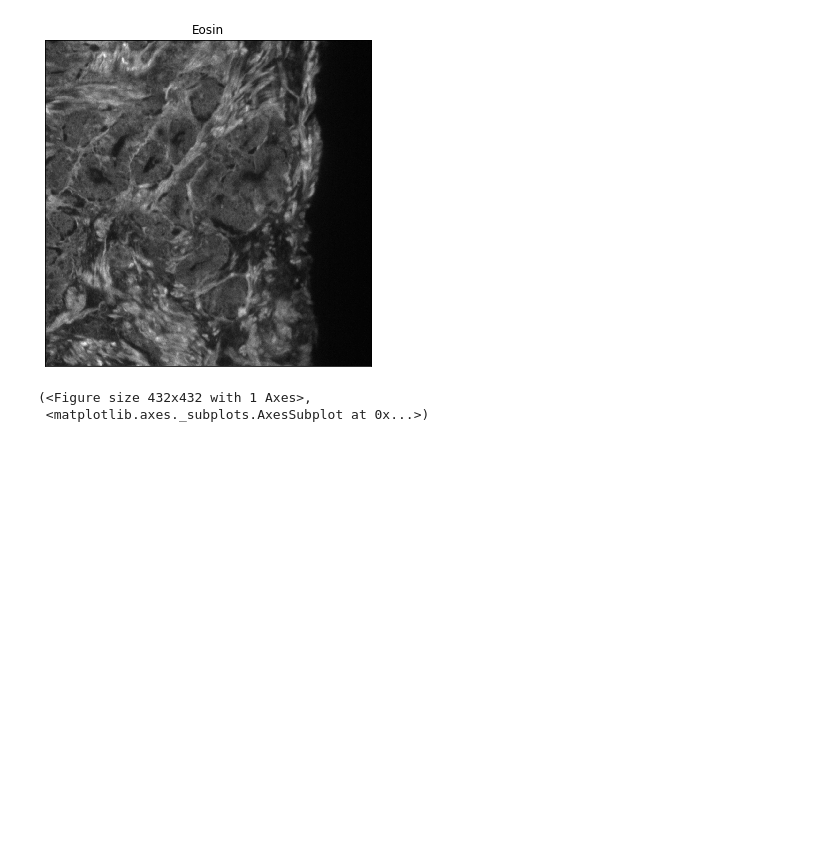
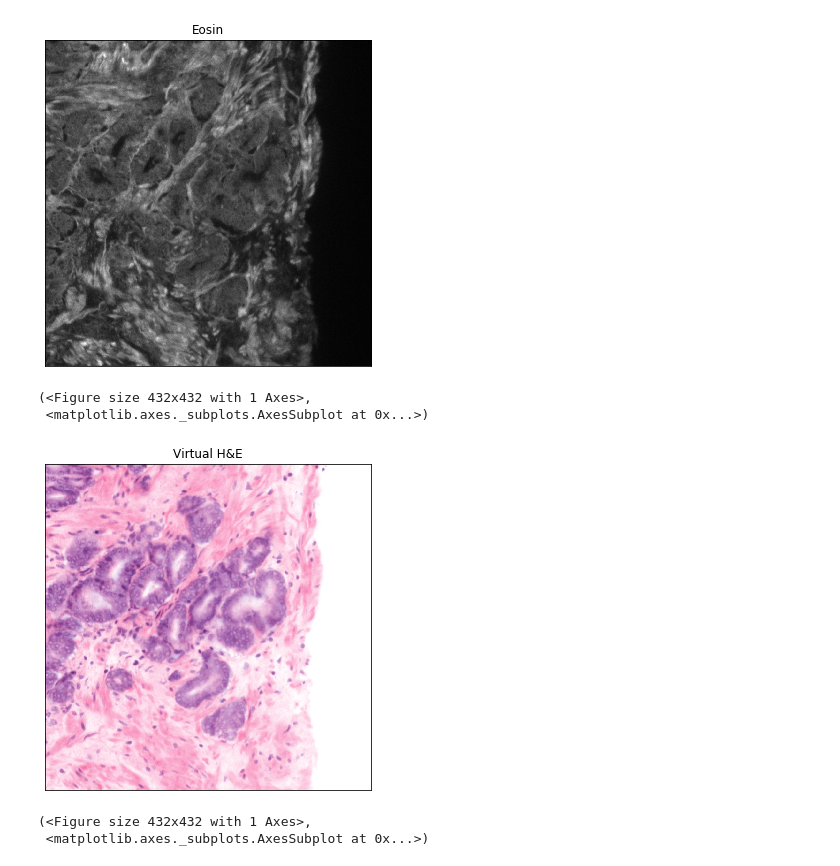
Before and after one commit to serrob23/falsecolor, a Jupyter notebook: example/Basic Example.ipynb, the cells around one changed output. Drawn from its saved outputs; the diff is of its cells as text; code cells hidden in the pictures; blank space fills up the shorter version.

Commit message:
updated basic example notebook with cpu false coloring

```diff
--- a/example/Basic Example.ipynb
+++ b/example/Basic Example.ipynb
@@ -36,6 +39,17 @@ ViewImage(cyto[0], figsize = (6,6), cmap = 'gray', title = 'Eosin')
  <matplotlib.axes._subplots.AxesSubplot at 0x...>)
 [figure]
 [figure]
+# %%
+#Coloring example using CPU based false coloring
+#fc.falseColor takes a nuclear and cytoplasmic
+#image as the first two arguments
+
+pseudo_image = fc.falseColor(nuclei[0], cyto[0])
+ViewImage(pseudo_image, figsize = (6,6), title = 'Virtual H&E')
+# %% [output]
+(<Figure size 432x432 with 1 Axes>,
+ <matplotlib.axes._subplots.AxesSubplot at 0x...>)
+[figure, added]
 # %%
 #grab RGB settings for both channels using fc.getColorSettings()
 
```
Also changed, not shown: parts of 1 cell of this notebook.
